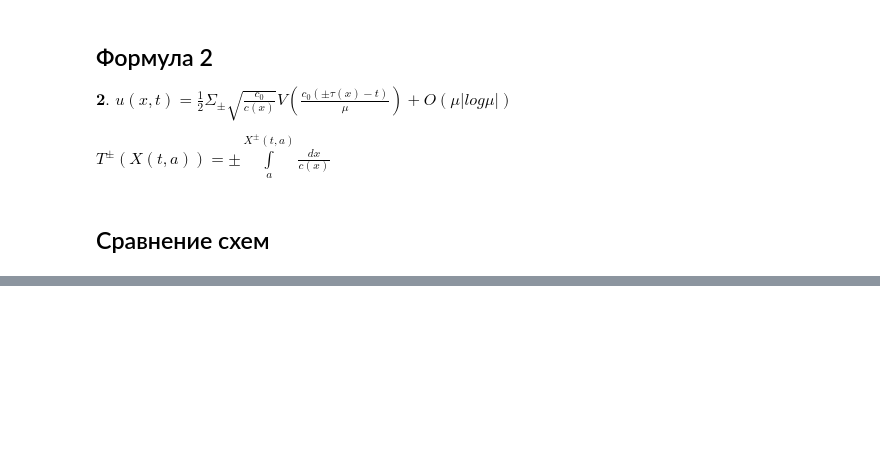
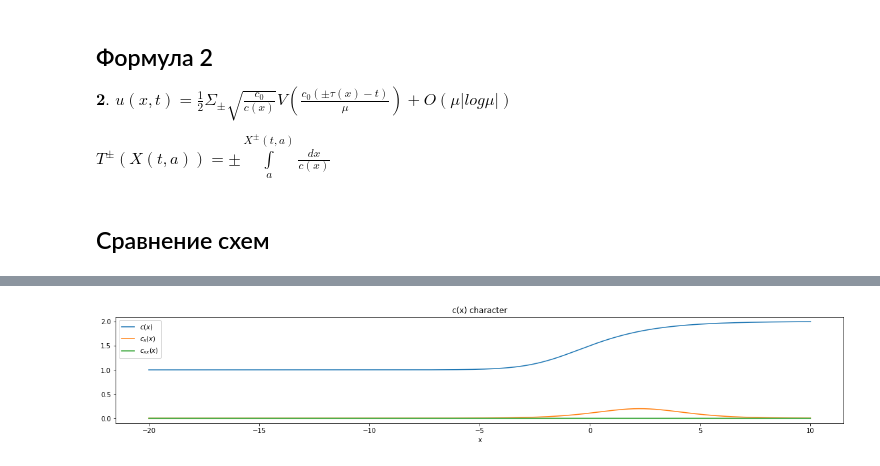
Before and after one commit to brodayagabro/numerical_methods, a Jupyter notebook: Решения/Dobrohotov.ipynb, the cells around one changed output, grey strips where cells are left out. Cells and saved outputs as stored; diff of their text form; code cells hidden in the pictures; blank space fills up the shorter version.

Commit message:
Add numerical discrepancy

```diff
--- a/Решения/Dobrohotov.ipynb
+++ b/Решения/Dobrohotov.ipynb
@@ -260,0 +219,91 @@ a
+# %%
+# Разность решений
+
+du = lambda x, t: abs(u1(x, t) - u2(x, t))
+
+def draw(t, axs, ay1s, ay2s, azs, az1s):
+    global XX, TT
+    # Построим графики зависимости невязки при фиксированном времени
+    axs[0].plot(XX, du(XX, t), label=f"du(x, {t})")
+    azs[0,0].plot(XX, du1_ss(XX, t), label=rf"$\delta_u$(x, {t})")
+    azs[1,0].plot(XX, du2_ss(XX, t), label=rf"$\delta_u$(x, {t})")
+    dt = np.mean(np.diff(TT))
+    DU_num1 = abs(dU_num_x(u1, c, XX, t, dt))
+    DU_num2 = abs(dU_num_x(u2, c, XX, t, dt))
+    az1s[0, 0].plot(XX, DU_num1, label=rf"$\delta_u$(x, {t})")
+    az1s[1, 0].plot(XX, DU_num2, label=rf"$\delta_u$(x, {t})")
+    # Построим графики невязки при фиксированной координате
+    axs[1].plot(TT, du(a+t, TT), label=f"du(a+{t}, t)")
+    azs[0,1].plot(XX, du1_ss(a+t, TT), label=rf"$\delta_u$(a+{t}, t)")
+    azs[1,1].plot(XX, du2_ss(a+t, TT), label=rf"$\delta_u$(a+{t}, t)")
+
+    draw1(t, ay1s); draw2(t, ay2s)
+
+def main():
+    global a, mu, XX, TT
+    dc = np.diff(c(X(1, TT)))
+    dx = np.mean(np.diff(X(1, TT)))
+    c_x = dc/dx
+    ddc = np.diff(dc)
+    c_xx = ddc/dx
+    plt.figure(figsize=(20, 3))
+    plt.title(r"c(x) character")
+    plt.plot(XX, c(XX), label=r"$c(x)$")
+    plt.xlabel("x")
+    plt.plot(XX[0:len(XX)-1], c_x, label = r"$c_x(x)$")
+    plt.plot(XX[1:len(XX)-1], c_xx, label = r"$c_{xx}(x)$")
+    plt.legend()
+    plt.show()
+
+    fig1, axs = plt.subplots(2, 2, figsize=(20, 10))
+    fig2, ays = plt.subplots(1, 2, figsize=(20, 5))
+    fig3, azs = plt.subplots(2, 2, figsize=(20, 10))
+    fig4, az1s = plt.subplots(2, 2, figsize=(20, 10))
+    #set titles
+    fig1.suptitle("Графики Решений")
+    fig2.suptitle("Разность Решений")
+    fig3.suptitle("Невязки sympy")
+    fig4.suptitle("Невязки numerical")
+    axs[0,0].set_title(r"$u_{1,2}(x,t)$"); axs[0, 1].set_title(r"$u_{1,2}(x,t)$")
+    ays[0].set_title(r"$|u_1 - u_2|$");  ays[1].set_title(r"$|u_1 - u_2|$");
+    azs[0, 0].set_title(r"$|\delta u_1(x, t_0)|$");  azs[1, 1].set_title(r"$|\delta u_1(x_0, t)|$");
+    azs[1, 0].set_title(r"$|\delta u_2(x, t_0)|$");  azs[1, 1].set_title(r"$|\delta u_2(x_0, t)|$");
+    az1s[0, 0].set_title(r"$|\delta u_1(x, t_0)|$");  az1s[0, 1].set_title(r"$|\delta u_1(x_0, t)|$");
+    az1s[1, 0].set_title(r"$|\delta u_2(x, t_0)|$");  az1s[1, 1].set_title(r"$|\delta u_2(x_0, t)|$");
+    #set axes labels
+    axs[0,0].set_xlabel("x"); axs[0, 1].set_xlabel("t");
+    axs[1,0].set_xlabel("x"); axs[1, 1].set_xlabel("t");
+    ays[0].set_xlabel("x"); ays[1].set_xlabel("t");
+    azs[1,0].set_xlabel("x"); azs[1, 1].set_xlabel("t");
+    azs[1,0].set_xlabel("x"); azs[1, 1].set_xlabel("t");
+
+    #set axes limits
+    axs[0, 0].set_ylim([-4, 5]); axs[0, 1].set_ylim([0, 5]);
+    axs[1, 0].set_ylim([-4, 5]); axs[1, 1].set_ylim([0, 5]);
+
+
+    # plot H(x) - глубина бассейна
+    axs[0][0].plot(XX, -H(XX), color="black", label=r"$H(x)$")
+    axs[1][0].plot(XX, -H(XX), color="black", label=r"$H(x)$")
+
+    # plotting
+    T1 = [0, 2.5, 4.32, 8, 9]
+    for t in T1:
+        draw(t, ays, axs[0],axs[1], azs, az1s)
+
+    axes = [axs, [ays], azs, az1s]
+    for AXES in axes:
+        for AXS in AXES:
+            for ax in AXS:
+                ax.legend(loc=2)
+                ax.grid(True)
+
+if __name__ == "__main__":
+    a = -5
+    mu = 0.2
+    c_0 = c(a)
+    XX=np.linspace(-20, 10, 10000)
+    TT=np.linspace(-12, 10, 10000)
+    main()
+# %% [output]
+[figure, new version]
```
Also changed, not shown: parts of 9 cells of this notebook.
